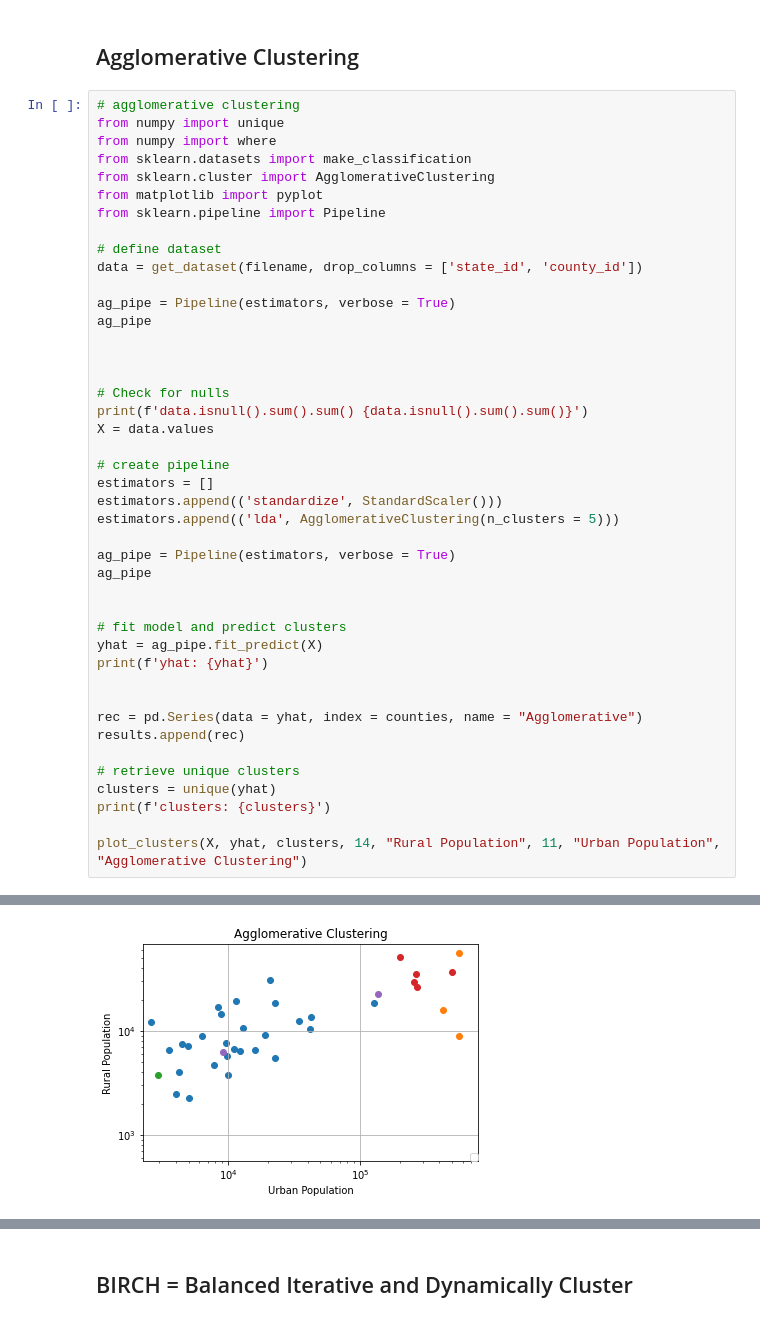
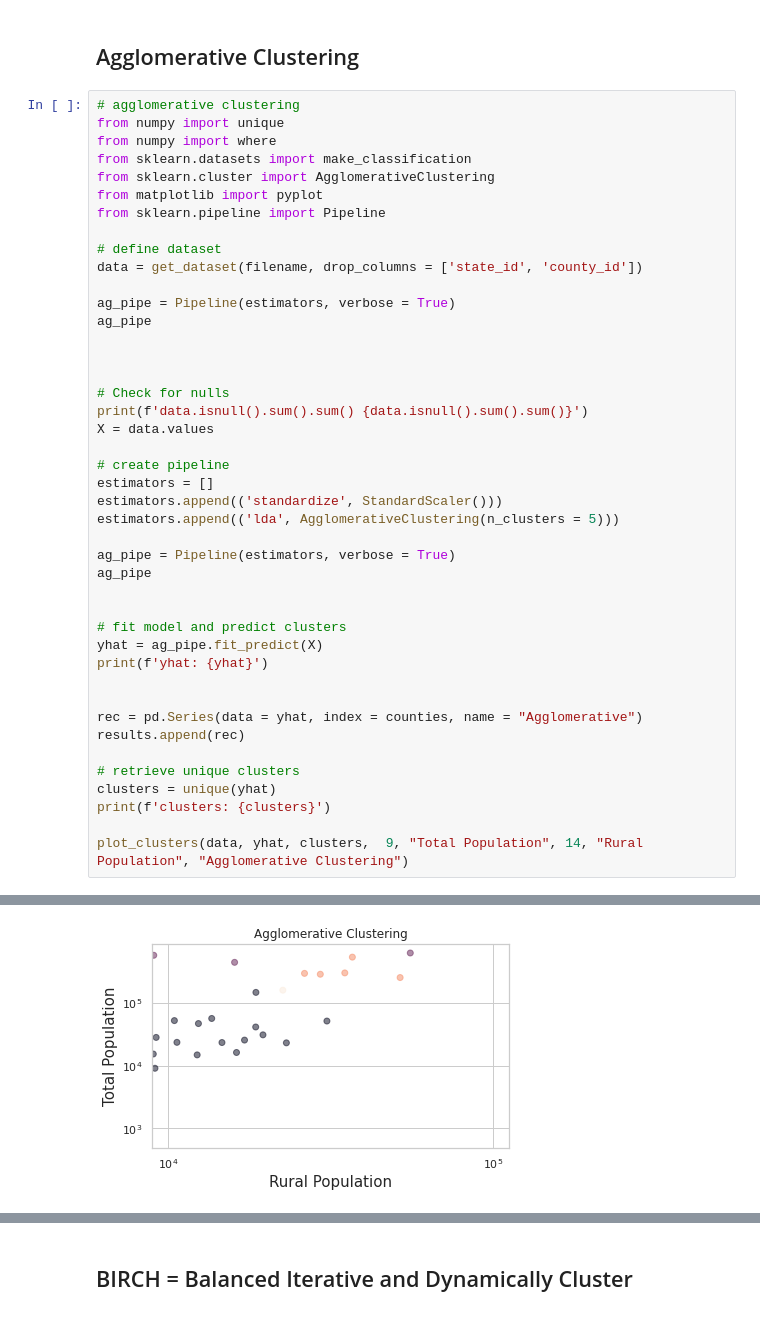
Before and after one commit to reed54/MSDS696, a Jupyter notebook: notebooks/4.0.0.Model_County_Votes_Behavior_and_Demographic.ipynb, the cells around one changed output, grey strips where cells are left out. Cells and saved outputs as stored; diff of their text form.

```diff
--- a/notebooks/4.0.0.Model_County_Votes_Behavior_and_Demographic.ipynb
+++ b/notebooks/4.0.0.Model_County_Votes_Behavior_and_Demographic.ipynb
@@ -560,5 +608,5 @@ results.append(rec)
 clusters = unique(yhat)
 print(f'clusters: {clusters}')
 
-plot_clusters(X, yhat, clusters, 14, "Rural Population", 11, "Urban Population", "Agglomerative Clustering")
+plot_clusters(data, yhat, clusters,  9, "Total Population", 14, "Rural Population", "Agglomerative Clustering")
 # %% [output]
@@ -572 +619 @@ clusters: [0 1 2 3 4]
-[figure, old version]
+[figure, new version]
```
Also changed, not shown: parts of 13 cells of this notebook, 15 other files.
